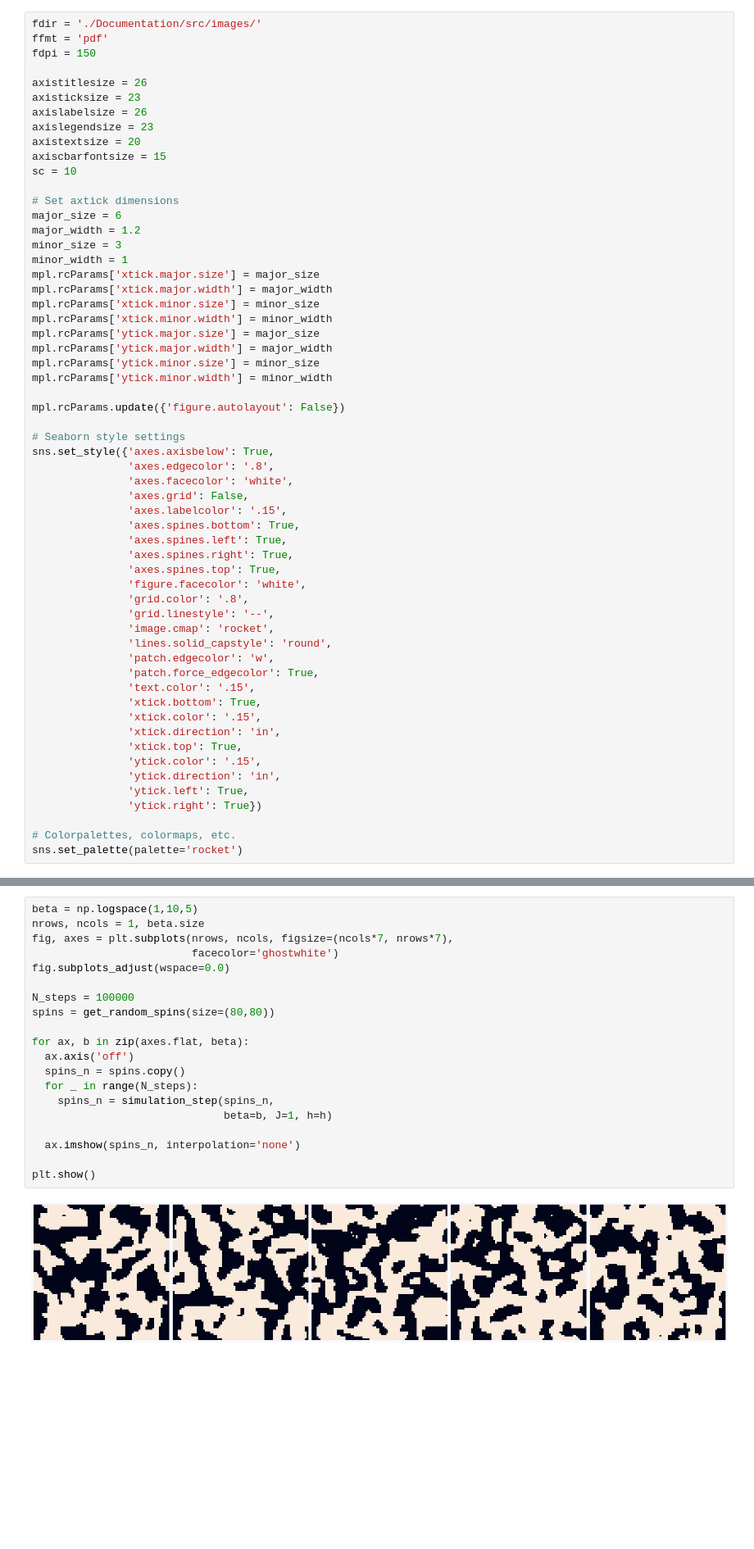
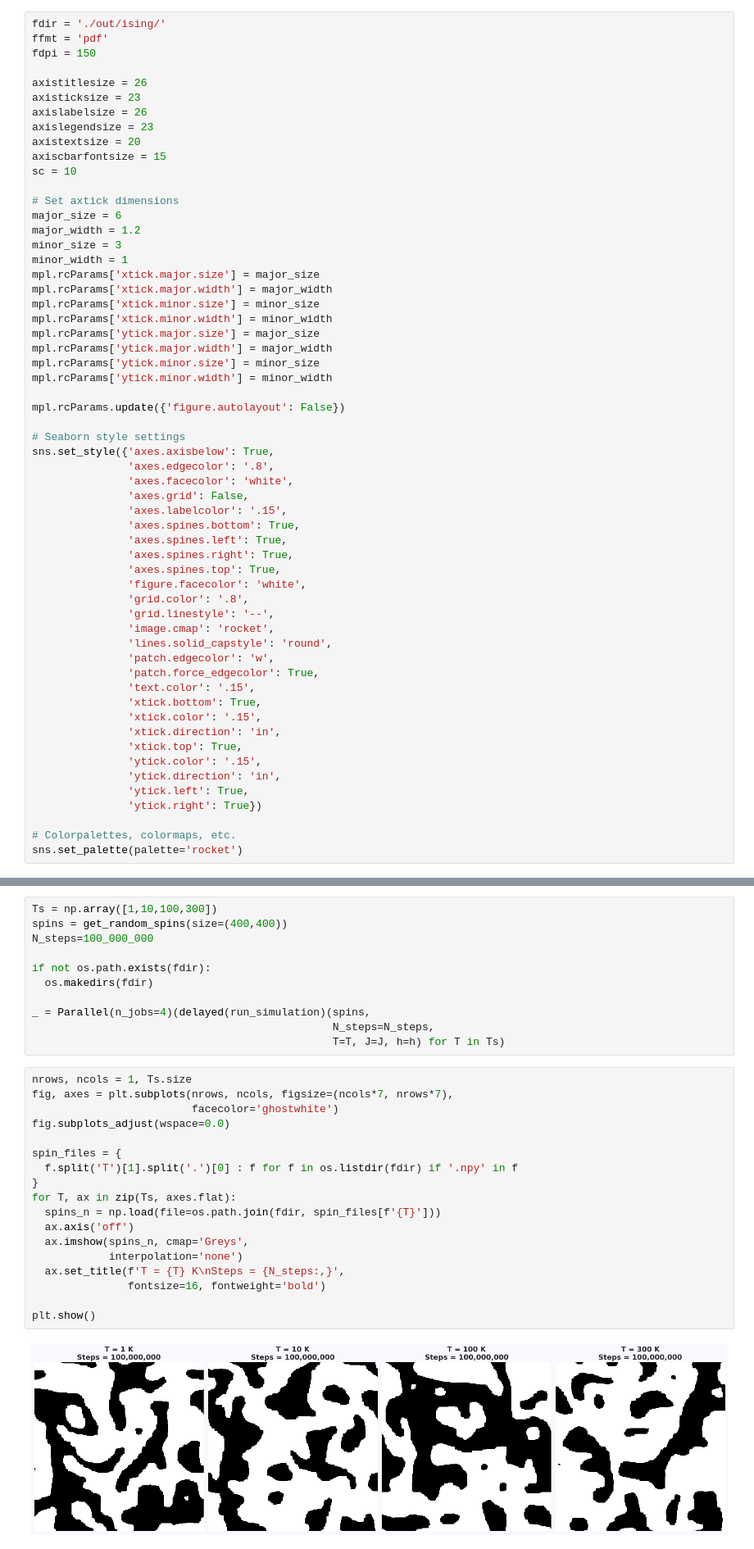
Before and after one commit to masterdesky/physics, a Jupyter notebook: Randomness/ising.ipynb, the cells around one changed output, grey strips where cells are left out. Shown at 82% size. Saved outputs shown, nothing was run; the diff lists cells and outputs as text; blank space fills up the shorter version.

Commit message:
ising model parallel

```diff
--- a/Randomness/ising.ipynb
+++ b/Randomness/ising.ipynb
@@ -13,5 +12,5 @@ from matplotlib.patches import Circle
 # %%
-fdir = './Documentation/src/images/'
+fdir = './out/ising/'
 ffmt = 'pdf'
 fdpi = 150
 
@@ -148,22 +162,31 @@ def simulation_step(spins,
+# %%
+Ts = np.array([1,10,100,300])
+spins = get_random_spins(size=(400,400))
+N_steps=100_000_000
+
+if not os.path.exists(fdir):
+  os.makedirs(fdir)
+
+_ = Parallel(n_jobs=4)(delayed(run_simulation)(spins,
+                                               N_steps=N_steps,
+                                               T=T, J=J, h=h) for T in Ts)
 # %%
-beta = np.logspace(1,10,5)
-nrows, ncols = 1, beta.size
+nrows, ncols = 1, Ts.size
 fig, axes = plt.subplots(nrows, ncols, figsize=(ncols*7, nrows*7),
                          facecolor='ghostwhite')
 fig.subplots_adjust(wspace=0.0)
 
-N_steps = 100000
-spins = get_random_spins(size=(80,80))
-
-for ax, b in zip(axes.flat, beta):
+spin_files = {
+  f.split('T')[1].split('.')[0] : f for f in os.listdir(fdir) if '.npy' in f
+}
+for T, ax in zip(Ts, axes.flat):
+  spins_n = np.load(file=os.path.join(fdir, spin_files[f'{T}']))
   ax.axis('off')
-  spins_n = spins.copy()
-  for _ in range(N_steps):
-    spins_n = simulation_step(spins_n,
-                              beta=b, J=1, h=h)
-
-  ax.imshow(spins_n, interpolation='none')
+  ax.imshow(spins_n, cmap='Greys',
+            interpolation='none')
+  ax.set_title(f'T = {T} K\nSteps = {N_steps:,}',
+               fontsize=16, fontweight='bold')
 
 plt.show()
 # %% [output]
-[figure, old version]
+[figure, new version]
```
Also changed, not shown: parts of 3 cells of this notebook, 1 other file.
